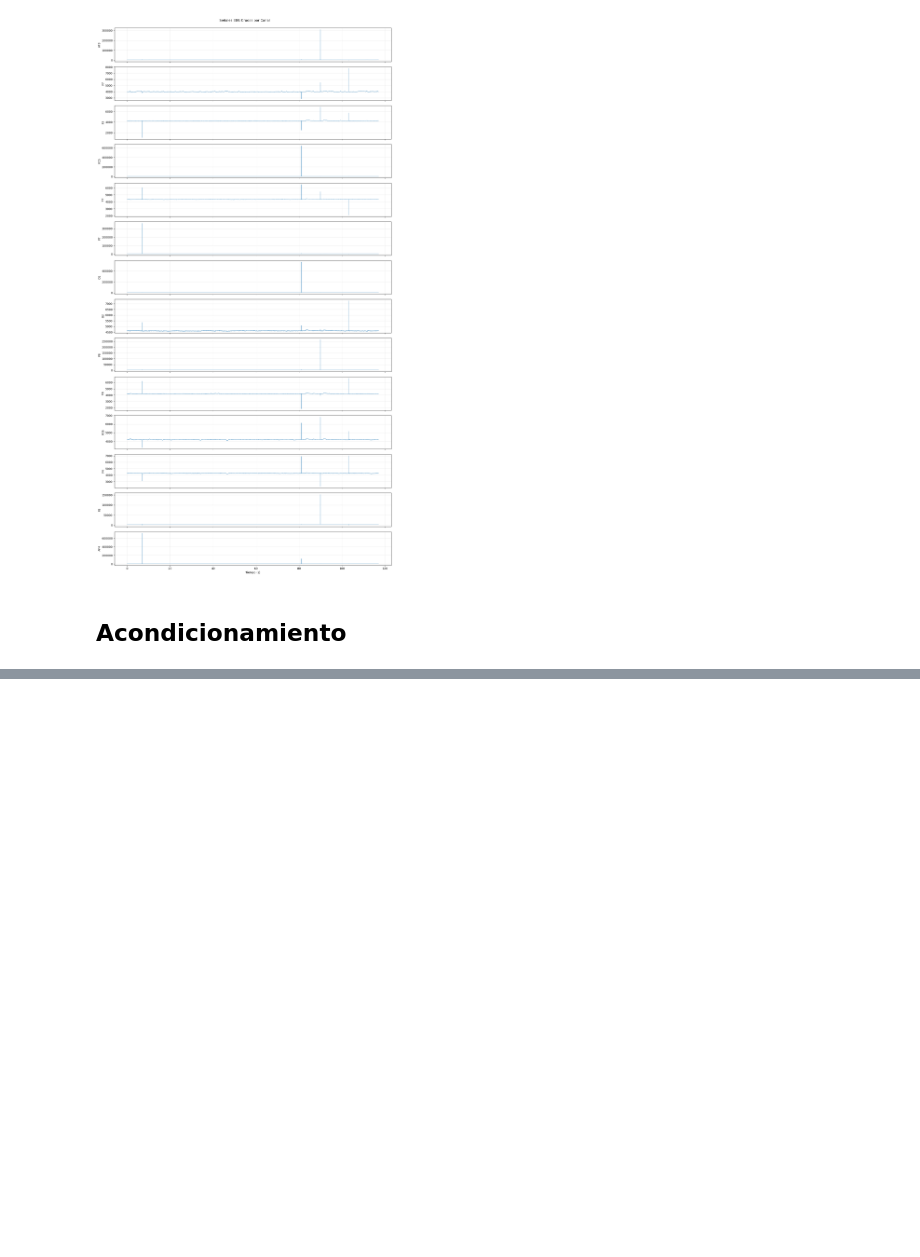
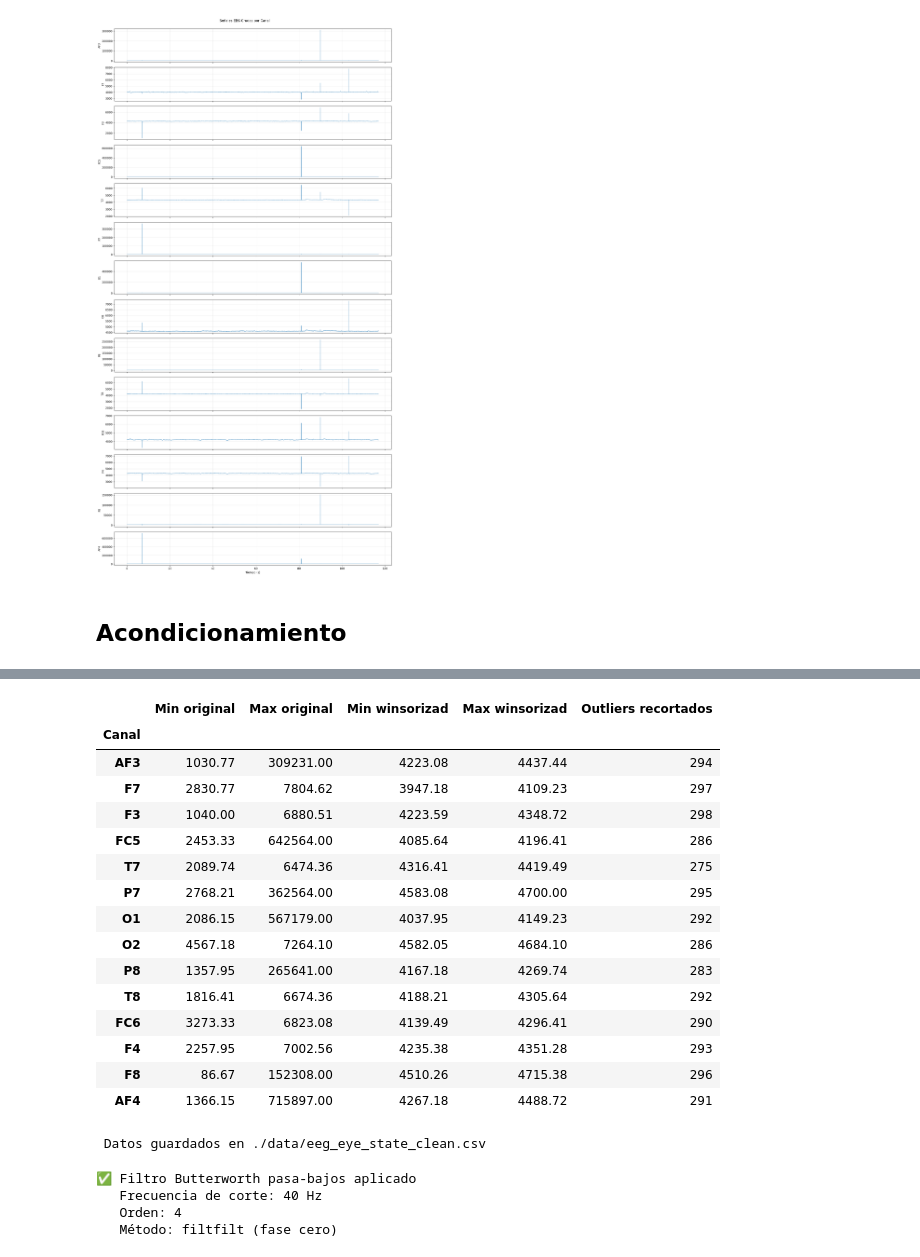
Before and after one commit to benjaauf/Proyecto_INF405, a Jupyter notebook: 01_EXPLORACION_ACONDICIONAMIENTO.ipynb, the cells around one changed output, grey strips where cells are left out. Saved outputs shown, nothing was run; the diff lists cells and outputs as text; code cells hidden in the pictures; blank space fills up the shorter version.

Commit message:
Filtro y winsorizacion

```diff
--- a/01_EXPLORACION_ACONDICIONAMIENTO.ipynb
+++ b/01_EXPLORACION_ACONDICIONAMIENTO.ipynb
@@ -105,0 +145,69 @@ plt.show()
+# %%
+stats = []
+for ch in CHANNELS:
+    stats.append({
+        'Canal': ch,
+        'Min original': df[ch].min(),
+        'Max original': df[ch].max(),
+        'Min winsorizad': df_win[ch].min(),
+        'Max winsorizad': df_win[ch].max(),
+        'Outliers recortados': ((df[ch] < df_win[ch].min()) | (df[ch] > df_win[ch].max())).sum()
+    })
+
+df_stats = pd.DataFrame(stats).set_index('Canal')
+display(df_stats.round(2))
+# %% [output]
+|  | Min original | Max original | Min winsorizad | Max winsorizad | Outliers recortados |
+| Canal |  |  |  |  |  |
+| AF3 | 1030.77 | 309231.00 | 4223.08 | 4437.44 | 294 |
+| F7 | 2830.77 | 7804.62 | 3947.18 | 4109.23 | 297 |
+| F3 | 1040.00 | 6880.51 | 4223.59 | 4348.72 | 298 |
+| FC5 | 2453.33 | 642564.00 | 4085.64 | 4196.41 | 286 |
+| T7 | 2089.74 | 6474.36 | 4316.41 | 4419.49 | 275 |
+| P7 | 2768.21 | 362564.00 | 4583.08 | 4700.00 | 295 |
+| O1 | 2086.15 | 567179.00 | 4037.95 | 4149.23 | 292 |
+| O2 | 4567.18 | 7264.10 | 4582.05 | 4684.10 | 286 |
+| P8 | 1357.95 | 265641.00 | 4167.18 | 4269.74 | 283 |
+| T8 | 1816.41 | 6674.36 | 4188.21 | 4305.64 | 292 |
+| FC6 | 3273.33 | 6823.08 | 4139.49 | 4296.41 | 290 |
+| F4 | 2257.95 | 7002.56 | 4235.38 | 4351.28 | 293 |
+| F8 | 86.67 | 152308.00 | 4510.26 | 4715.38 | 296 |
+| AF4 | 1366.15 | 715897.00 | 4267.18 | 4488.72 | 291 |
+# %%
+df_clean = df_win.copy()
+df_clean.to_csv("./data/eeg_eye_state_clean.csv", index=False)
+print(" Datos guardados en ./data/eeg_eye_state_clean.csv")
+# %% [output]
+ Datos guardados en ./data/eeg_eye_state_clean.csv
+# %%
+from scipy.signal import butter, filtfilt
+
+# --- Función para diseñar el filtro Butterworth pasa-bajos ---
+def butter_lowpass(cutoff, fs, order=4):
+    nyq = fs / 2                              # Frecuencia de Nyquist (mitad de fs)
+    normal_cutoff = cutoff / nyq              # Frecuencia de corte normalizada (0 a 1)
+    b, a = butter(order, normal_cutoff,       # Coeficientes del filtro
+                  btype='low', analog=False)
+    return b, a
+
+CUTOFF_HZ = 40   # Frecuencia de corte en Hz (elimina todo sobre 40 Hz)
+ORDER = 4        # Orden del filtro (mayor orden = corte más abrupto)
+
+# Calcular coeficientes del filtro con los parámetros definidos
+b, a = butter_lowpass(CUTOFF_HZ, FS, order=ORDER)
+
+df_filt = df_win.copy()
+
+# Aplicar filtro a cada canal con filtfilt (doble pasada = fase cero, sin desfase temporal)
+for ch in CHANNELS:
+    df_filt[ch] = filtfilt(b, a, df_win[ch])
+
+print(f" Filtro Butterworth pasa-bajos aplicado")
+print(f"   Frecuencia de corte: {CUTOFF_HZ} Hz")
+print(f"   Orden: {ORDER}")
+print(f"   Método: filtfilt (fase cero)")
+# %% [output]
+✅ Filtro Butterworth pasa-bajos aplicado
+   Frecuencia de corte: 40 Hz
+   Orden: 4
+   Método: filtfilt (fase cero)
```
Also changed, not shown: parts of 4 cells of this notebook, 1 other file.
